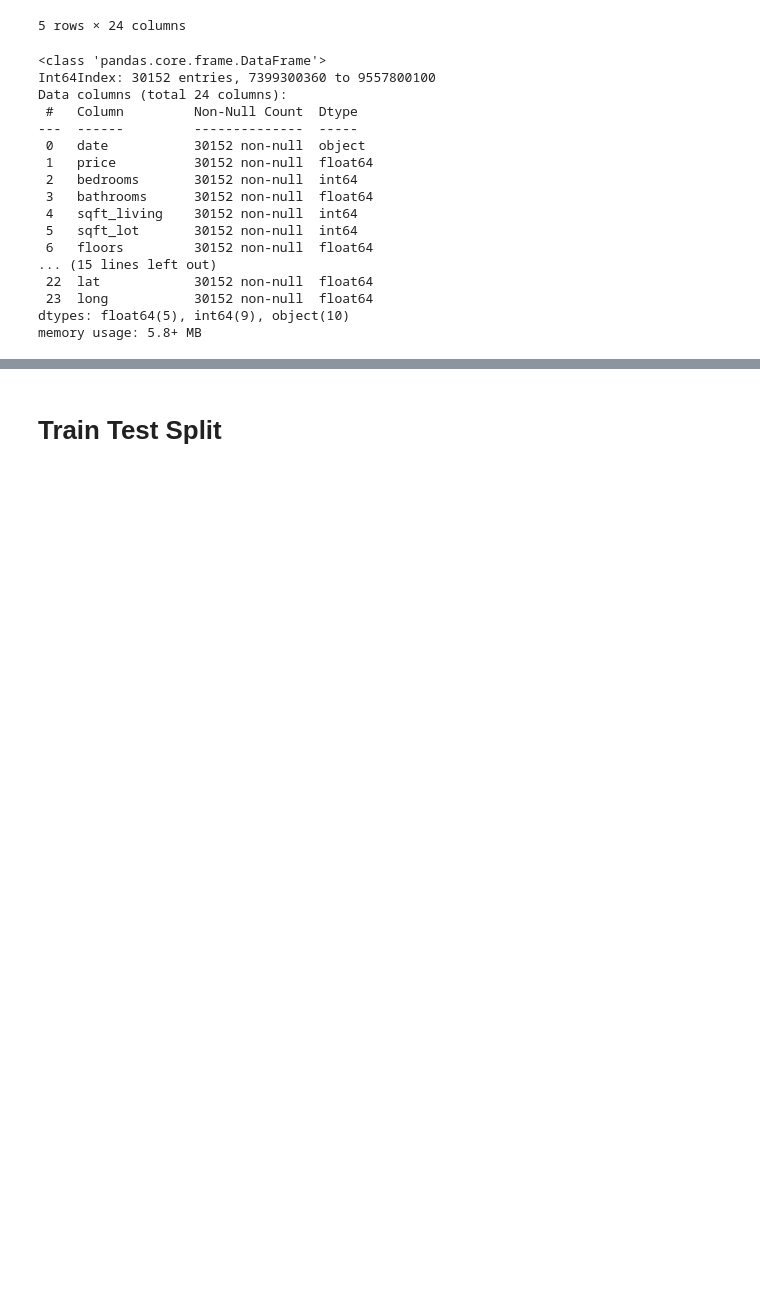
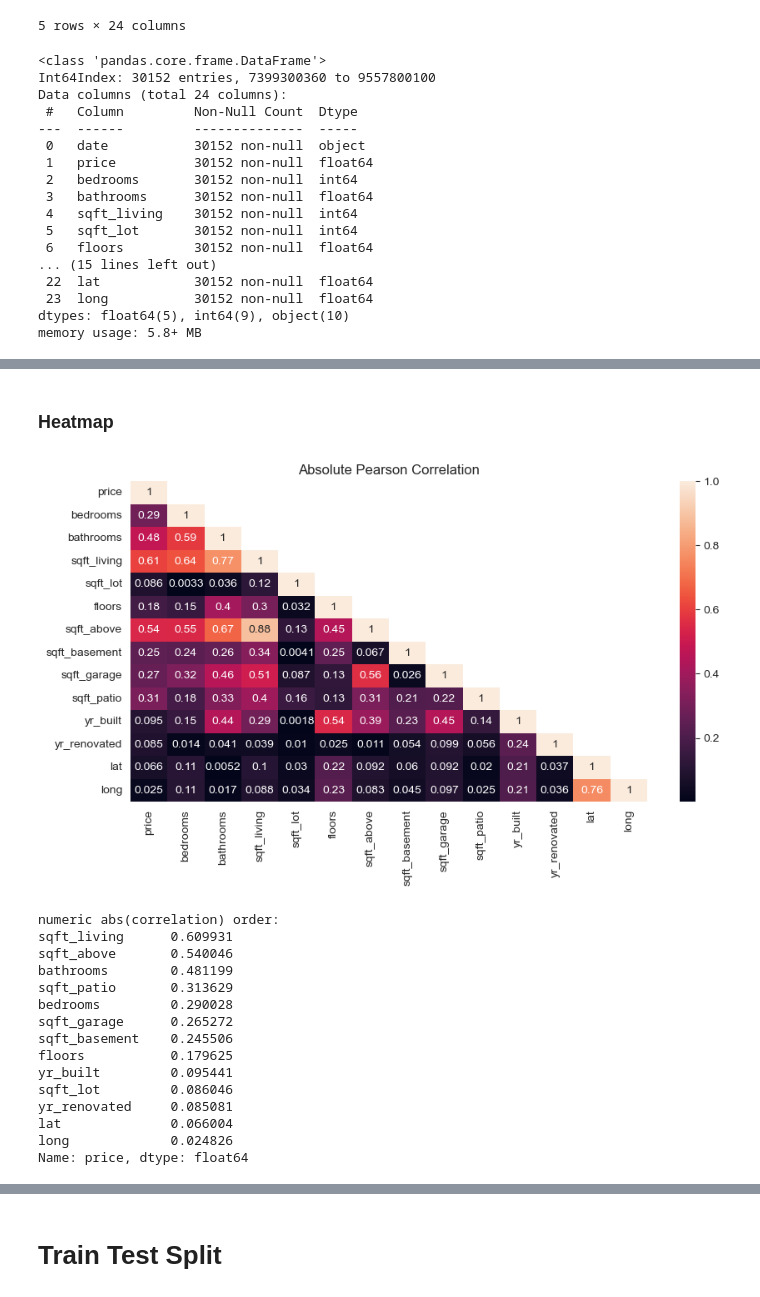
Before and after one commit to alexanderdaffara/HousingSalesRegression, a Jupyter notebook: Alex_Final_Notebook.ipynb, the cells around one changed output, grey strips where cells are left out. Saved outputs shown, nothing was run; the diff lists cells and outputs as text; code cells hidden in the pictures; blank space fills up the shorter version.

Commit message:
more charts

```diff
--- a/Alex_Final_Notebook.ipynb
+++ b/Alex_Final_Notebook.ipynb
@@ -73,0 +107,29 @@ memory usage: 5.8+ MB
+# %% [markdown]
+### Heatmap
+# %%
+corr_df = numeric_df.corr().abs()
+
+fig, ax = plt.subplots(figsize=(10,5))
+sns.set_style('whitegrid')
+mask = np.triu(np.ones_like(corr_df), k=1)
+sns.heatmap(corr_df, annot=True, mask=mask, ax=ax).set(title='Absolute Pearson Correlation')
+
+plt.show()
+print("numeric abs(correlation) order: \n{}".format(corr_df['price'].sort_values(ascending=False)[1:]))
+# %% [output]
+[figure, added]
+numeric abs(correlation) order:
+sqft_living      0.609931
+sqft_above       0.540046
+bathrooms        0.481199
+sqft_patio       0.313629
+bedrooms         0.290028
+sqft_garage      0.265272
+sqft_basement    0.245506
+floors           0.179625
+yr_built         0.095441
+sqft_lot         0.086046
+yr_renovated     0.085081
+lat              0.066004
+long             0.024826
+Name: price, dtype: float64
```
Also changed, not shown: parts of 6 cells of this notebook, 2 other files.
